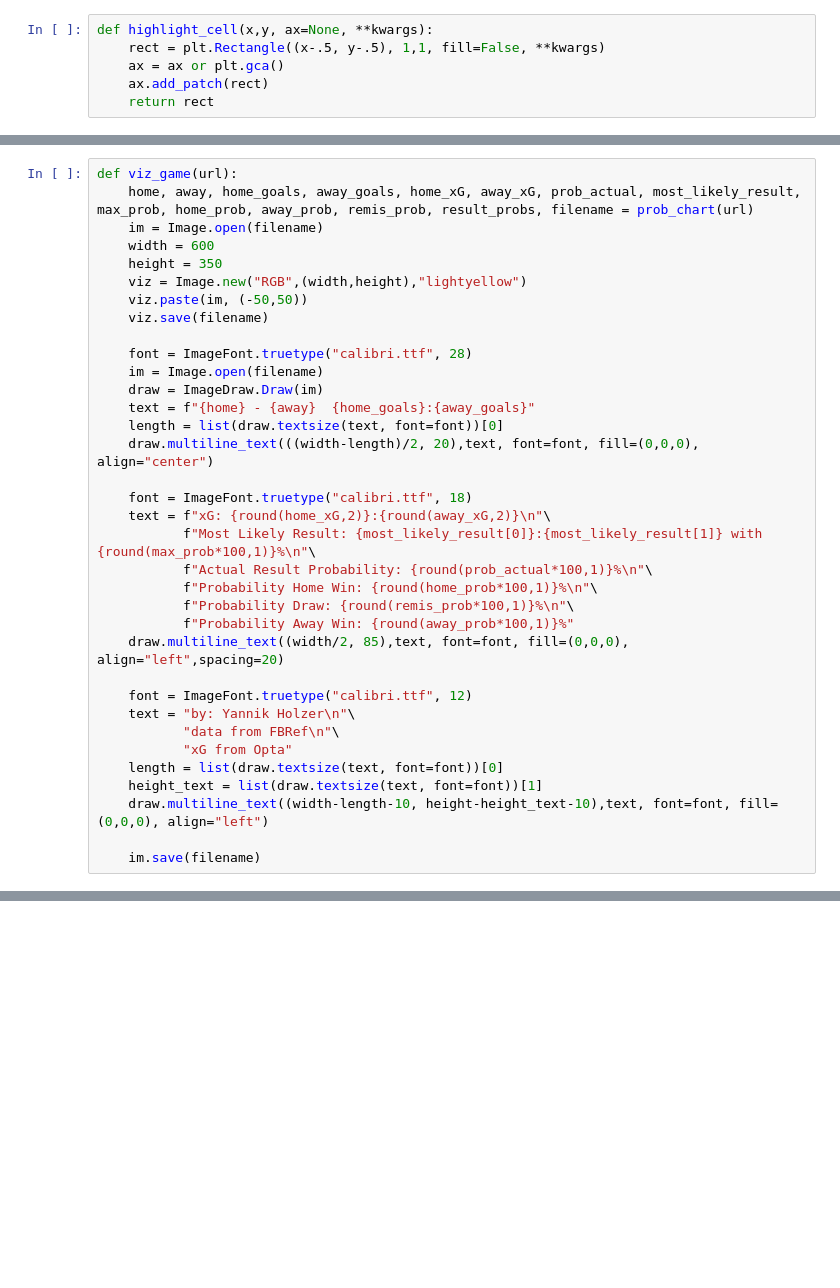
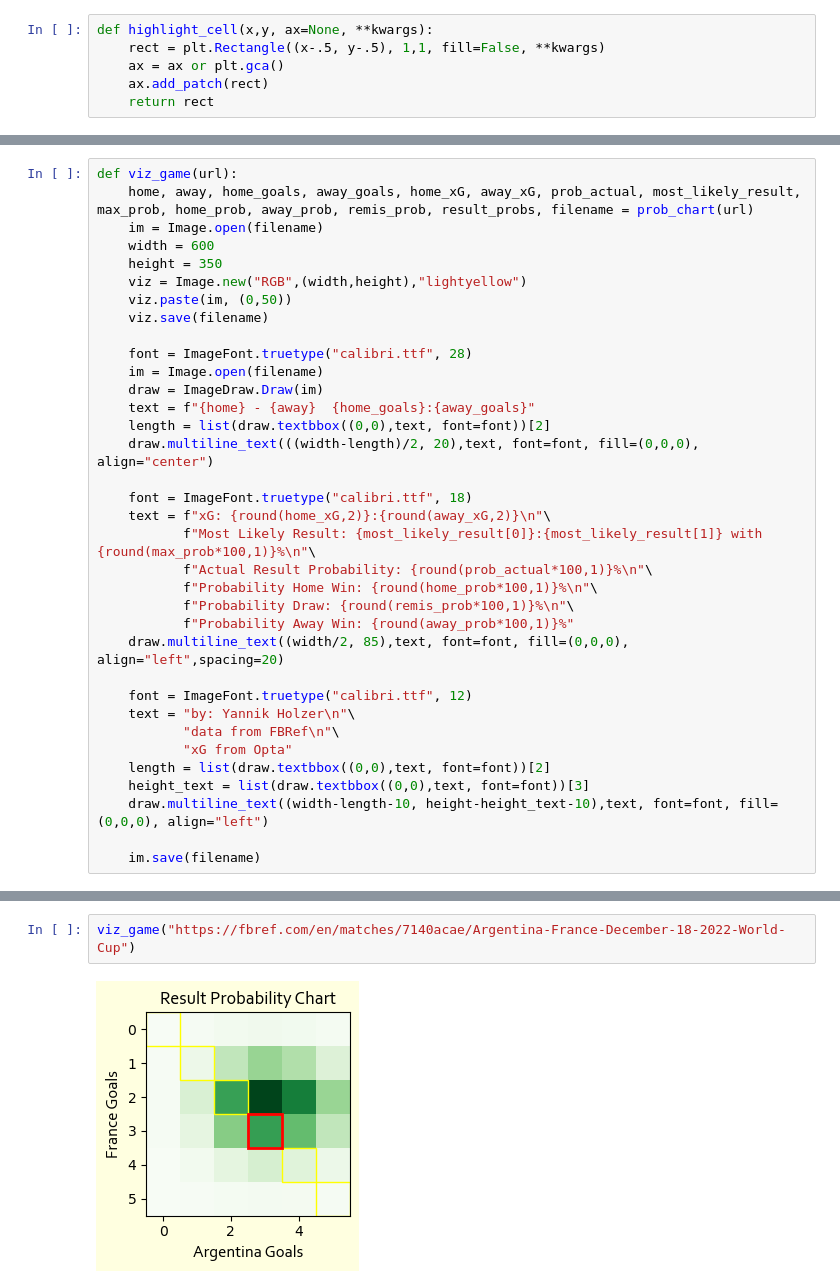
Before and after one commit to YHKN/Result_Probability, a Jupyter notebook: result_probability_viz/result probability.ipynb, the cells around one changed output, grey strips where cells are left out. Saved outputs shown, nothing was run; the diff lists cells and outputs as text; blank space fills up the shorter version.

```diff
--- a/result_probability_viz/result probability.ipynb
+++ b/result_probability_viz/result probability.ipynb
@@ -95,14 +96,14 @@ def viz_game(url):
     width = 600
     height = 350
     viz = Image.new("RGB",(width,height),"lightyellow")
-    viz.paste(im, (-50,50))
+    viz.paste(im, (0,50))
     viz.save(filename)
 
     font = ImageFont.truetype("calibri.ttf", 28)
     im = Image.open(filename)
     draw = ImageDraw.Draw(im)
     text = f"{home} - {away}  {home_goals}:{away_goals}"
-    length = list(draw.textsize(text, font=font))[0]
+    length = list(draw.textbbox((0,0),text, font=font))[2]
     draw.multiline_text(((width-length)/2, 20),text, font=font, fill=(0,0,0), align="center")
 
     font = ImageFont.truetype("calibri.ttf", 18)
@@ -118,8 +119,8 @@ def viz_game(url):
     text = "by: Yannik Holzer\n"\
            "data from FBRef\n"\
            "xG from Opta"
-    length = list(draw.textsize(text, font=font))[0]
-    height_text = list(draw.textsize(text, font=font))[1]
+    length = list(draw.textbbox((0,0),text, font=font))[2]
+    height_text = list(draw.textbbox((0,0),text, font=font))[3]
     draw.multiline_text((width-length-10, height-height_text-10),text, font=font, fill=(0,0,0), align="left")
 
     im.save(filename)
@@ -129,0 +148,4 @@ viz_game("https://fbref.com/en/matches/b76118ee/Barcelona-Bayern-Munich-August-1
+# %%
+viz_game("https://fbref.com/en/matches/7140acae/Argentina-France-December-18-2022-World-Cup")
+# %% [output]
+[figure, added]
```
Also changed, not shown: parts of 5 cells of this notebook, 8 other files.
